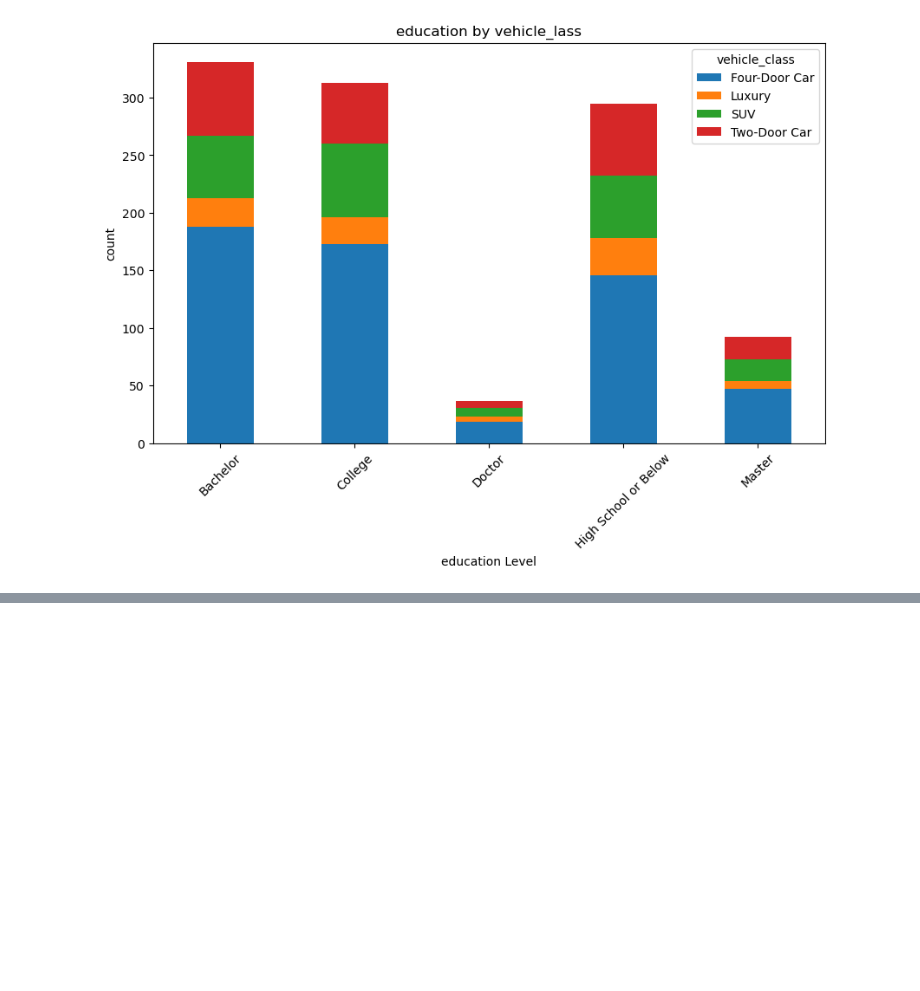
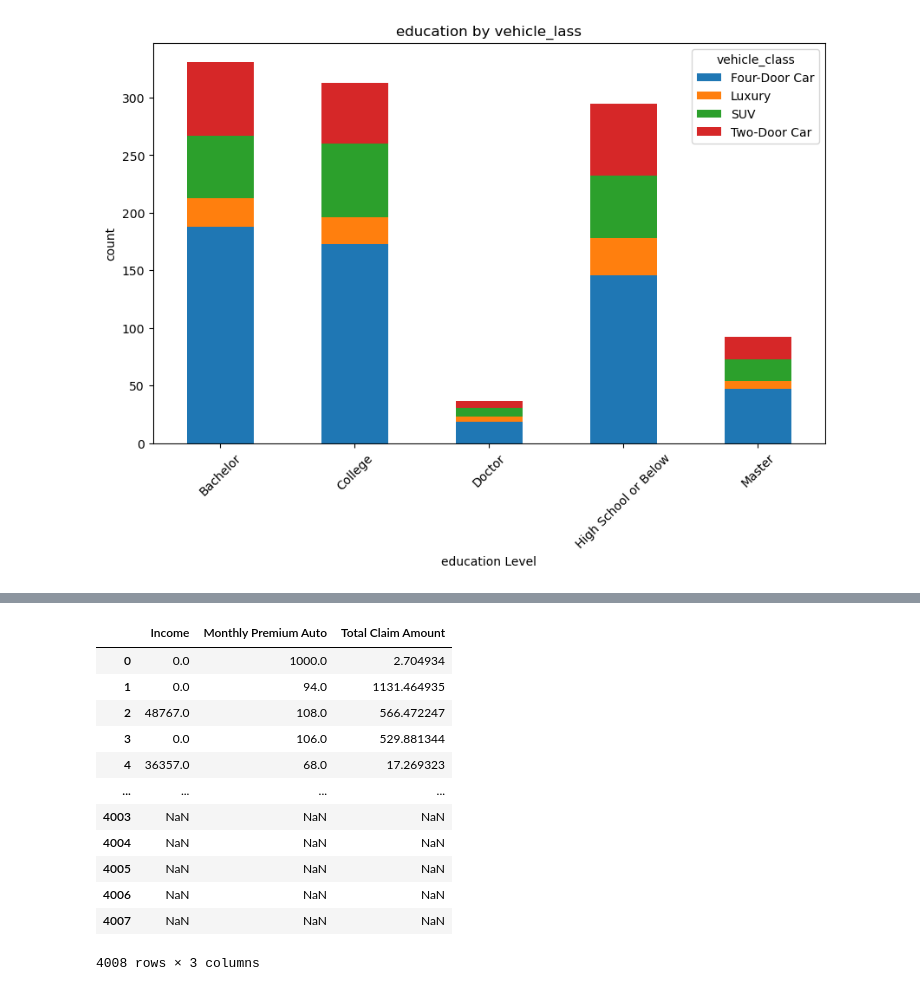
Before and after one commit to ReginaS5/lab-dw-data-cleaning-and-formatting, a Jupyter notebook: lab-dw-data-cleaning-and-formatting.ipynb, the cells around one changed output, grey strips where cells are left out. Cells and saved outputs as stored; diff of their text form; code cells hidden in the pictures; blank space fills up the shorter version.

```diff
--- a/lab-dw-data-cleaning-and-formatting.ipynb
+++ b/lab-dw-data-cleaning-and-formatting.ipynb
@@ -647,0 +691,18 @@ SyntaxError: invalid syntax (2114235878.py, line 6)
+# %%
+#I was trying to understand why the graph was empty
+numerical = data.select_dtypes(include=['float64', 'int64'])
+numerical
+# %% [output]
+|  | Income | Monthly Premium Auto | Total Claim Amount |
+| 0 | 0.0 | 1000.0 | 2.704934 |
+| 1 | 0.0 | 94.0 | 1131.464935 |
+| 2 | 48767.0 | 108.0 | 566.472247 |
+| 3 | 0.0 | 106.0 | 529.881344 |
+| 4 | 36357.0 | 68.0 | 17.269323 |
+| ... | ... | ... | ... |
+| 4003 | NaN | NaN | NaN |
+| 4004 | NaN | NaN | NaN |
+| 4005 | NaN | NaN | NaN |
+| 4006 | NaN | NaN | NaN |
+| 4007 | NaN | NaN | NaN |
+4008 rows × 3 columns
```
Also changed, not shown: parts of 7 cells of this notebook.
